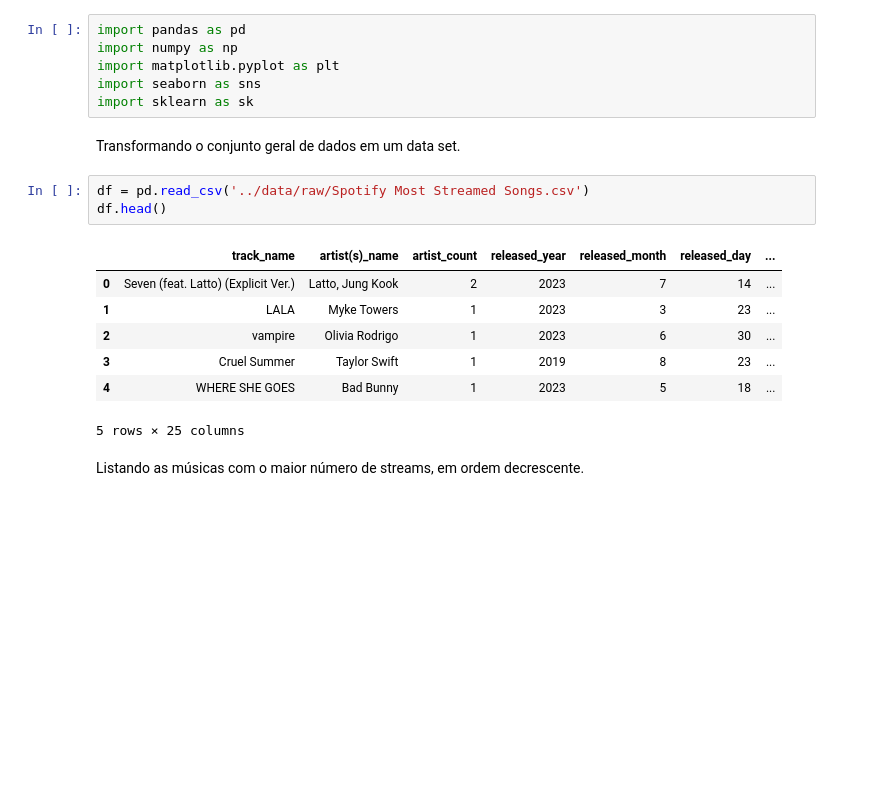
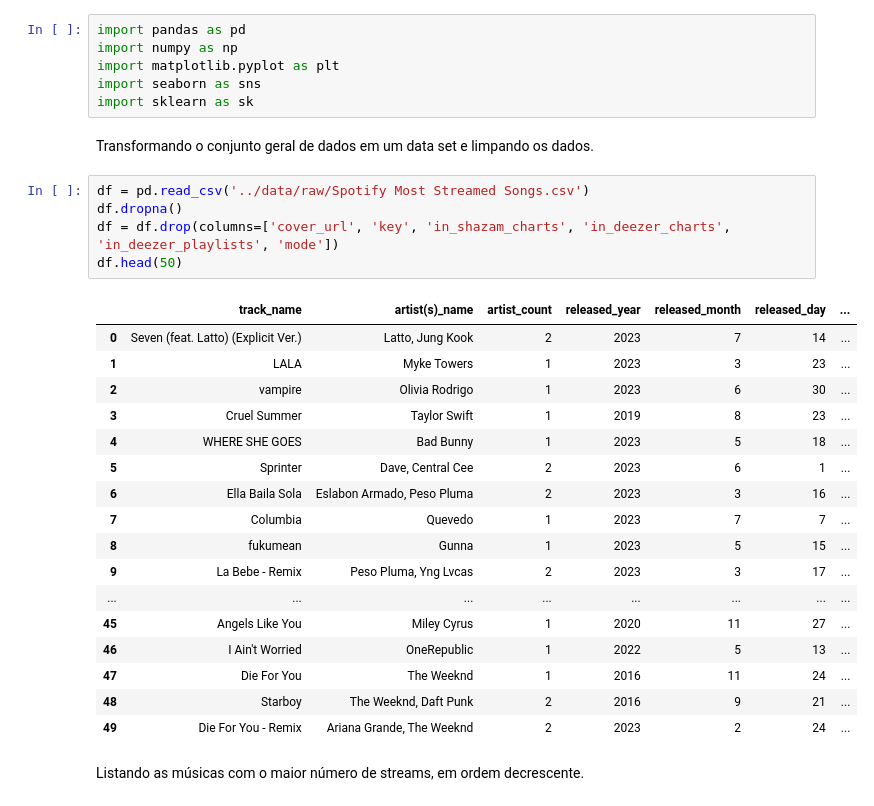
Before and after one commit to rruthes/spotify-data, a Jupyter notebook: notebooks/SpotifyDataExploration.ipynb, the cells around one changed output. Saved outputs shown, nothing was run; the diff lists cells and outputs as text; blank space fills up the shorter version.

Commit message:
fix: data

```diff
--- a/notebooks/SpotifyDataExploration.ipynb
+++ b/notebooks/SpotifyDataExploration.ipynb
@@ -7,18 +7,30 @@ import matplotlib.pyplot as plt
 import seaborn as sns
 import sklearn as sk
 # %% [markdown]
-Transformando o conjunto geral de dados em um data set.
+Transformando o conjunto geral de dados em um data set e limpando os dados.
 # %%
 df = pd.read_csv('../data/raw/Spotify Most Streamed Songs.csv')
-df.head()
+df.dropna()
+df = df.drop(columns=['cover_url', 'key', 'in_shazam_charts', 'in_deezer_charts', 'in_deezer_playlists', 'mode'])
+df.head(50)
 # %% [output]
 |  | track_name | artist(s)_name | artist_count | released_year | released_month | released_day | ... |
 | 0 | Seven (feat. Latto) (Explicit Ver.) | Latto, Jung Kook | 2 | 2023 | 7 | 14 | ... |
 | 1 | LALA | Myke Towers | 1 | 2023 | 3 | 23 | ... |
 | 2 | vampire | Olivia Rodrigo | 1 | 2023 | 6 | 30 | ... |
 | 3 | Cruel Summer | Taylor Swift | 1 | 2019 | 8 | 23 | ... |
 | 4 | WHERE SHE GOES | Bad Bunny | 1 | 2023 | 5 | 18 | ... |
+| 5 | Sprinter | Dave, Central Cee | 2 | 2023 | 6 | 1 | ... |
+| 6 | Ella Baila Sola | Eslabon Armado, Peso Pluma | 2 | 2023 | 3 | 16 | ... |
+| 7 | Columbia | Quevedo | 1 | 2023 | 7 | 7 | ... |
+| 8 | fukumean | Gunna | 1 | 2023 | 5 | 15 | ... |
+| 9 | La Bebe - Remix | Peso Pluma, Yng Lvcas | 2 | 2023 | 3 | 17 | ... |
+| ... | ... | ... | ... | ... | ... | ... | ... |
+| 45 | Angels Like You | Miley Cyrus | 1 | 2020 | 11 | 27 | ... |
+| 46 | I Ain't Worried | OneRepublic | 1 | 2022 | 5 | 13 | ... |
+| 47 | Die For You | The Weeknd | 1 | 2016 | 11 | 24 | ... |
+| 48 | Starboy | The Weeknd, Daft Punk | 2 | 2016 | 9 | 21 | ... |
+| 49 | Die For You - Remix | Ariana Grande, The Weeknd | 2 | 2023 | 2 | 24 | ... |
-5 rows × 25 columns
 # %% [markdown]
 Listando as músicas com o maior número de streams, em ordem decrescente.
 # %%
```
Also changed, not shown: parts of 3 cells of this notebook, 6 other files.
